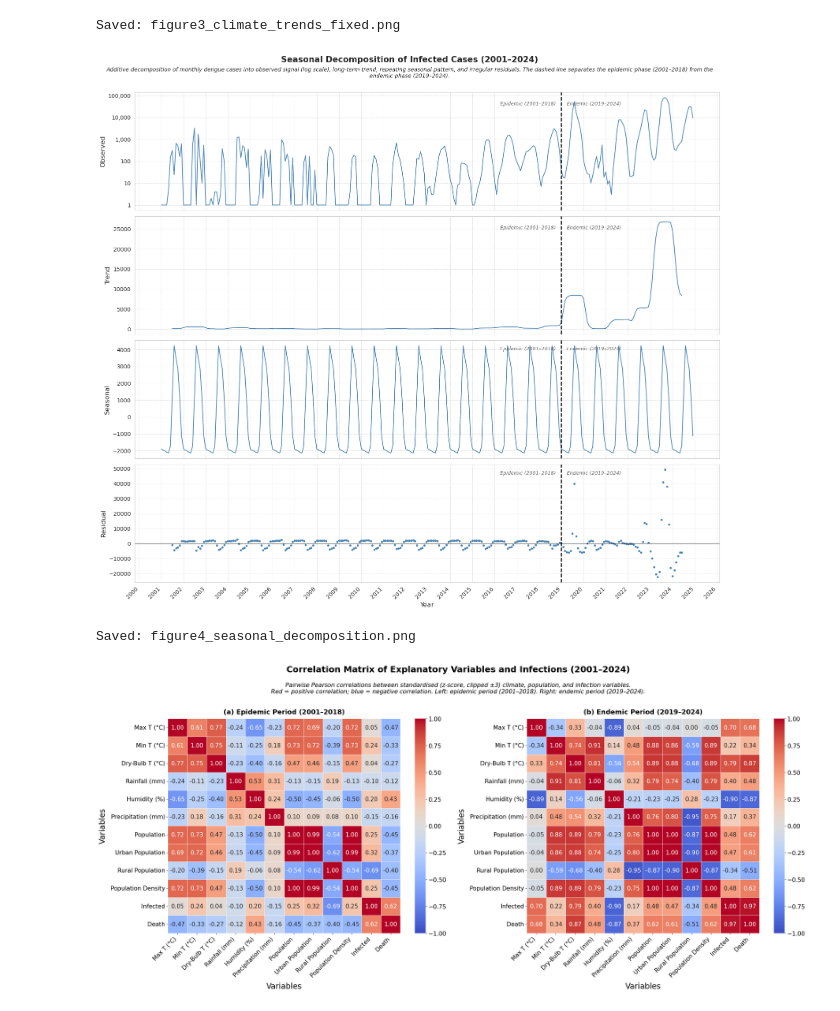
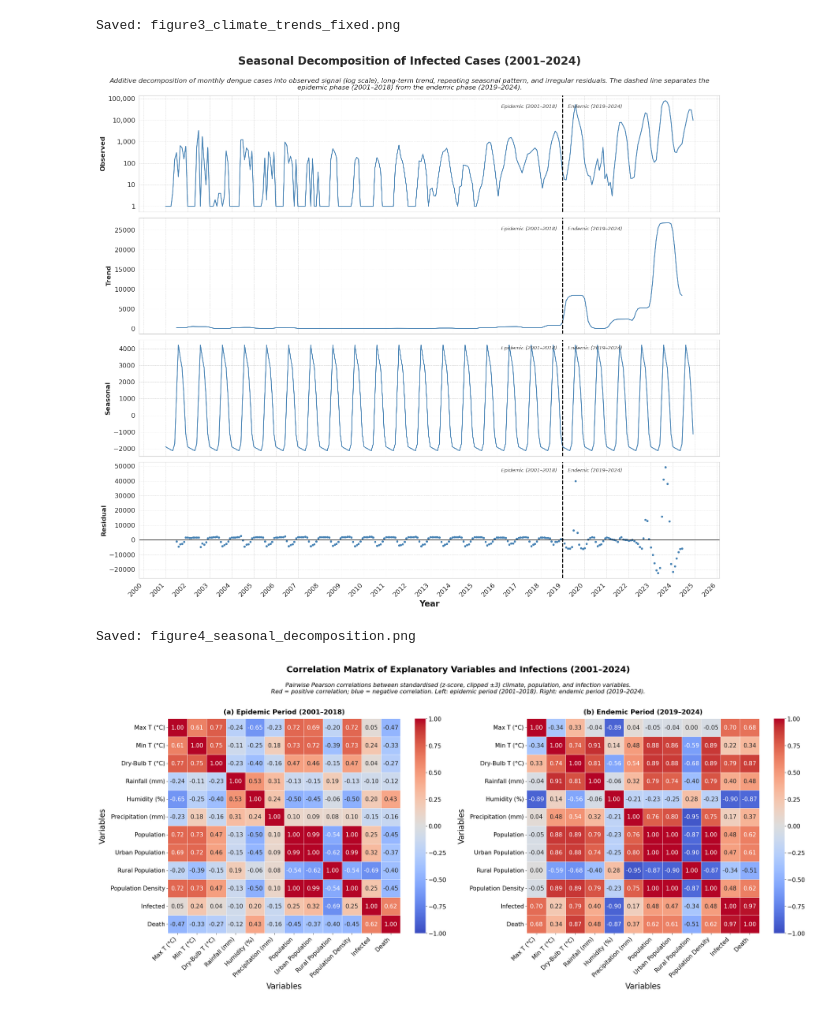
Before and after one commit to awnonbhowmik/DENV-Data-Analysis, a Jupyter notebook: refine_fig.ipynb, the cells around one changed output. Drawn from its saved outputs; the diff is of its cells as text; code cells hidden in the pictures.

```diff
--- a/refine_fig.ipynb
+++ b/refine_fig.ipynb
@@ -682,14 +682,14 @@ fig, axes = plt.subplots(4, 1, figsize=(16, 14), sharex=True)
 
 fig.suptitle(
     "Seasonal Decomposition of Infected Cases (2001–2024)",
-    fontsize=15, fontweight='bold', y=1.01
+    fontsize=20, fontweight='bold', y=1.01
 )
 fig.text(
-    0.5, 0.99,
+    0.5, 0.97,
     "Additive decomposition of monthly dengue cases into observed signal (log scale), "
     "long-term trend, repeating seasonal pattern, and irregular residuals. "
     "The dashed line separates the epidemic phase (2001–2018) from the endemic phase (2019–2024).",
-    ha='center', va='top', fontsize=10, style='italic', wrap=True
+    ha='center', va='top', fontsize=12, style='italic', wrap=True
 )
 
 components = [
@@ -698,6 +698,42 @@ components = [
     ('Seasonal',  decomp.seasonal,  'linear', 'steelblue', False),
     ('Residual',  decomp.resid,     'linear', 'steelblue', True),
 ]
+
+# Make y-axis label bold for each panel
+for ax, (label, series, scale, color, is_resid) in zip(axes, components):
+    if is_resid:
+        ax.scatter(series.index, series.values, s=8, color=color, zorder=2)
+        ax.axhline(0, color='black', linewidth=0.8)
+    else:
+        # For log scale, clip to 1 to avoid log(0)
+        plot_series = series.clip(lower=1) if scale == 'log' else series
+        ax.plot(plot_series.index, plot_series.values,
+                color=color, linewidth=1.3)
+
+    if scale == 'log':
+        ax.set_yscale('log')
+        ax.yaxis.set_major_formatter(
+            mticker.FuncFormatter(lambda v, _: f"{int(v):,}")
+        )
+
+    # Vertical divider
+    ax.axvline(x=divider, color='black', linewidth=1.8,
+               linestyle='--', zorder=5)
+
+    # Period labels
+    ymin, ymax = ax.get_ylim()
+    y_pos = ymax * 0.92 if scale != 'log' else 10 ** (0.92 * np.log10(max(ymax, 1)))
+    ax.text(divider - pd.DateOffset(months=3), y_pos,
+            "Epidemic (2001–2018)",
+            ha='right', va='top', fontsize=9, color='dimgray', style='italic')
+    ax.text(divider + pd.DateOffset(months=3), y_pos,
+            "Endemic (2019–2024)",
+            ha='left', va='top', fontsize=9, color='dimgray', style='italic')
+
+    # Set bold y-axis label
+    ax.set_ylabel(label, fontsize=12, fontweight='bold')
+    ax.grid(color='lightgray', linestyle='--', linewidth=0.5)
+    ax.tick_params(axis='both', labelsize=12)
 
 for ax, (label, series, scale, color, is_resid) in zip(axes, components):
     if is_resid:
@@ -725,36 +761,36 @@ for ax, (label, series, scale, color, is_resid) in zip(axes, components):
     ax.text(divider - pd.DateOffset(months=3), y_pos,
             "Epidemic (2001–2018)",
             ha='right', va='top', fontsize=9, color='dimgray', style='italic')
     ax.text(divider + pd.DateOffset(months=3), y_pos,
             "Endemic (2019–2024)",
             ha='left', va='top', fontsize=9, color='dimgray', style='italic')
 
     ax.set_ylabel(label, fontsize=12)
     ax.grid(color='lightgray', linestyle='--', linewidth=0.5)
-    ax.tick_params(axis='both', labelsize=10)
+    ax.tick_params(axis='both', labelsize=12)
 
 # X-axis formatting — integer years, no decimals
-axes[-1].set_xlabel('Year', fontsize=12)
+axes[-1].set_xlabel('Year', fontsize=15, weight='bold')
 axes[-1].xaxis.set_major_locator(mdates.YearLocator())
 axes[-1].xaxis.set_major_formatter(mdates.DateFormatter('%Y'))
 plt.setp(axes[-1].xaxis.get_majorticklabels(), rotation=45, ha='right')
 
 # Caption
 # caption = (
 #     "Figure 4: Additive seasonal decomposition of monthly dengue infection counts in Bangladesh (2001–2024). "
 #     "The observed panel uses a logarithmic y-axis to enable visual comparison across the two periods. "
 #     "The dashed vertical line marks the transition from epidemic (2001–2018) to endemic (2019–2024) phase."
 # )
 caption = ("")
 fig.text(0.5, -0.02, caption, ha='center', va='top', fontsize=9,
          style='italic', wrap=True)
 
 plt.tight_layout(rect=[0, 0, 1, 0.98])
 plt.savefig("figure4_seasonal_decomposition.png", dpi=300, bbox_inches="tight")
 plt.show()
 print("Saved: figure4_seasonal_decomposition.png")
 # %% [output]
-[figure, old version]
+[figure, new version]
 Saved: figure4_seasonal_decomposition.png
 # %%
 """
```
Also changed, not shown: 1 other file.
